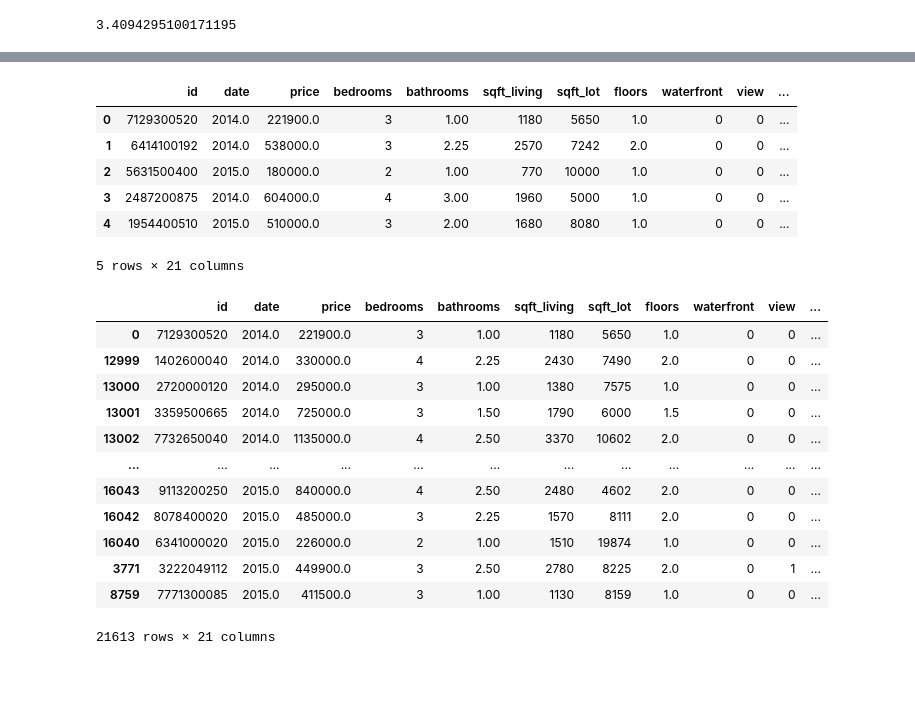
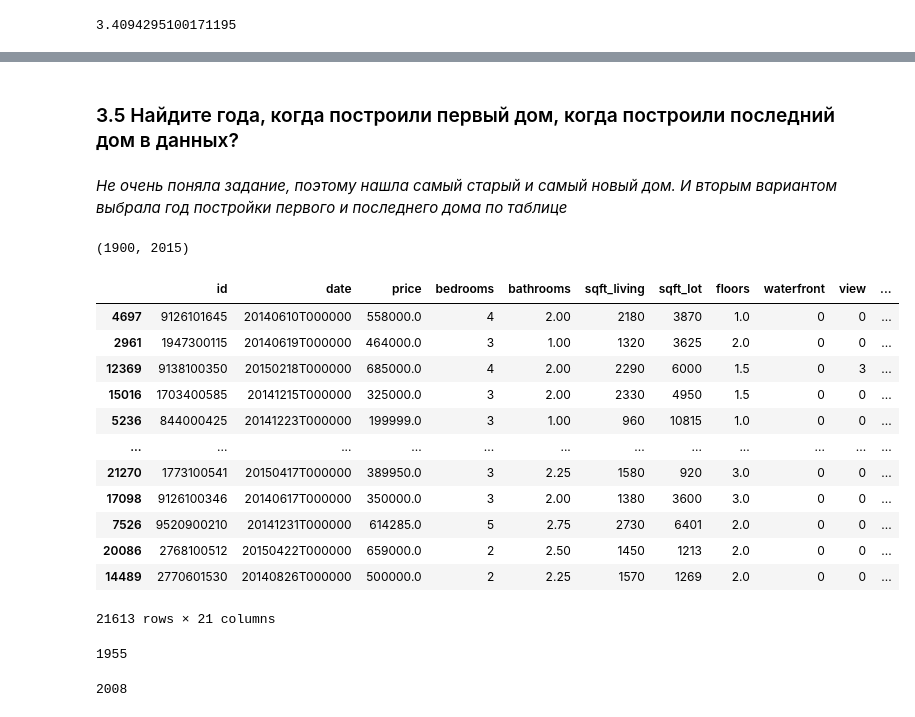
Before and after one commit to Olga643/Example, a Jupyter notebook: Untitled16.ipynb, the cells around one changed output, grey strips where cells are left out. Saved outputs shown, nothing was run; the diff lists cells and outputs as text; code cells hidden in the pictures; blank space fills up the shorter version.

```diff
--- a/Untitled16.ipynb
+++ b/Untitled16.ipynb
@@ -211,2 +214,0 @@ df['condition'].mean()
-# %%
-df['date'] =  df['date'].str.replace('T000000', '').astype('float')
@@ -223,28 +215,32 @@ df.head()
-# %%
-df['date'] = df['date'].apply(lambda x: x // 10000)
-# %%
-df.head()
-# %% [output]
-|  | id | date | price | bedrooms | bathrooms | sqft_living | sqft_lot | floors | waterfront | view | ... |
-| 0 | 7129300520 | 2014.0 | 221900.0 | 3 | 1.00 | 1180 | 5650 | 1.0 | 0 | 0 | ... |
-| 1 | 6414100192 | 2014.0 | 538000.0 | 3 | 2.25 | 2570 | 7242 | 2.0 | 0 | 0 | ... |
-| 2 | 5631500400 | 2015.0 | 180000.0 | 2 | 1.00 | 770 | 10000 | 1.0 | 0 | 0 | ... |
-| 3 | 2487200875 | 2014.0 | 604000.0 | 4 | 3.00 | 1960 | 5000 | 1.0 | 0 | 0 | ... |
-| 4 | 1954400510 | 2015.0 | 510000.0 | 3 | 2.00 | 1680 | 8080 | 1.0 | 0 | 0 | ... |
-5 rows × 21 columns
+# %% [markdown]
+### 3.5 Найдите года, когда построили первый дом, когда построили последний дом в данных?
+# %% [markdown]
+*Не очень поняла задание, поэтому нашла самый старый и самый новый дом. И вторым вариантом выбрала год постройки первого и последнего дома по таблице*
+# %%
+df['yr_built'].min(),df['yr_built'].max()
+# %% [output]
+(1900, 2015)
 # %%
-df.sort_values('date')
+df.sort_values('yr_built')
 # %% [output]
 |  | id | date | price | bedrooms | bathrooms | sqft_living | sqft_lot | floors | waterfront | view | ... |
-| 0 | 7129300520 | 2014.0 | 221900.0 | 3 | 1.00 | 1180 | 5650 | 1.0 | 0 | 0 | ... |
-| 12999 | 1402600040 | 2014.0 | 330000.0 | 4 | 2.25 | 2430 | 7490 | 2.0 | 0 | 0 | ... |
-| 13000 | 2720000120 | 2014.0 | 295000.0 | 3 | 1.00 | 1380 | 7575 | 1.0 | 0 | 0 | ... |
-| 13001 | 3359500665 | 2014.0 | 725000.0 | 3 | 1.50 | 1790 | 6000 | 1.5 | 0 | 0 | ... |
-| 13002 | 7732650040 | 2014.0 | 1135000.0 | 4 | 2.50 | 3370 | 10602 | 2.0 | 0 | 0 | ... |
+| 4697 | 9126101645 | 20140610T000000 | 558000.0 | 4 | 2.00 | 2180 | 3870 | 1.0 | 0 | 0 | ... |
+| 2961 | 1947300115 | 20140619T000000 | 464000.0 | 3 | 1.00 | 1320 | 3625 | 2.0 | 0 | 0 | ... |
+| 12369 | 9138100350 | 20150218T000000 | 685000.0 | 4 | 2.00 | 2290 | 6000 | 1.5 | 0 | 3 | ... |
+| 15016 | 1703400585 | 20141215T000000 | 325000.0 | 3 | 2.00 | 2330 | 4950 | 1.5 | 0 | 0 | ... |
+| 5236 | 844000425 | 20141223T000000 | 199999.0 | 3 | 1.00 | 960 | 10815 | 1.0 | 0 | 0 | ... |
 | ... | ... | ... | ... | ... | ... | ... | ... | ... | ... | ... | ... |
-| 16043 | 9113200250 | 2015.0 | 840000.0 | 4 | 2.50 | 2480 | 4602 | 2.0 | 0 | 0 | ... |
-| 16042 | 8078400020 | 2015.0 | 485000.0 | 3 | 2.25 | 1570 | 8111 | 2.0 | 0 | 0 | ... |
-| 16040 | 6341000020 | 2015.0 | 226000.0 | 2 | 1.00 | 1510 | 19874 | 1.0 | 0 | 0 | ... |
-| 3771 | 3222049112 | 2015.0 | 449900.0 | 3 | 2.50 | 2780 | 8225 | 2.0 | 0 | 1 | ... |
-| 8759 | 7771300085 | 2015.0 | 411500.0 | 3 | 1.00 | 1130 | 8159 | 1.0 | 0 | 0 | ... |
+| 21270 | 1773100541 | 20150417T000000 | 389950.0 | 3 | 2.25 | 1580 | 920 | 3.0 | 0 | 0 | ... |
+| 17098 | 9126100346 | 20140617T000000 | 350000.0 | 3 | 2.00 | 1380 | 3600 | 3.0 | 0 | 0 | ... |
+| 7526 | 9520900210 | 20141231T000000 | 614285.0 | 5 | 2.75 | 2730 | 6401 | 2.0 | 0 | 0 | ... |
+| 20086 | 2768100512 | 20150422T000000 | 659000.0 | 2 | 2.50 | 1450 | 1213 | 2.0 | 0 | 0 | ... |
+| 14489 | 2770601530 | 20140826T000000 | 500000.0 | 2 | 2.25 | 1570 | 1269 | 2.0 | 0 | 0 | ... |
 21613 rows × 21 columns
+# %%
+df.loc[0]['yr_built']
+# %% [output]
+1955
+# %%
+df.loc[21612]['yr_built']
+# %% [output]
+2008
```
Also changed, not shown: parts of 11 cells of this notebook.
